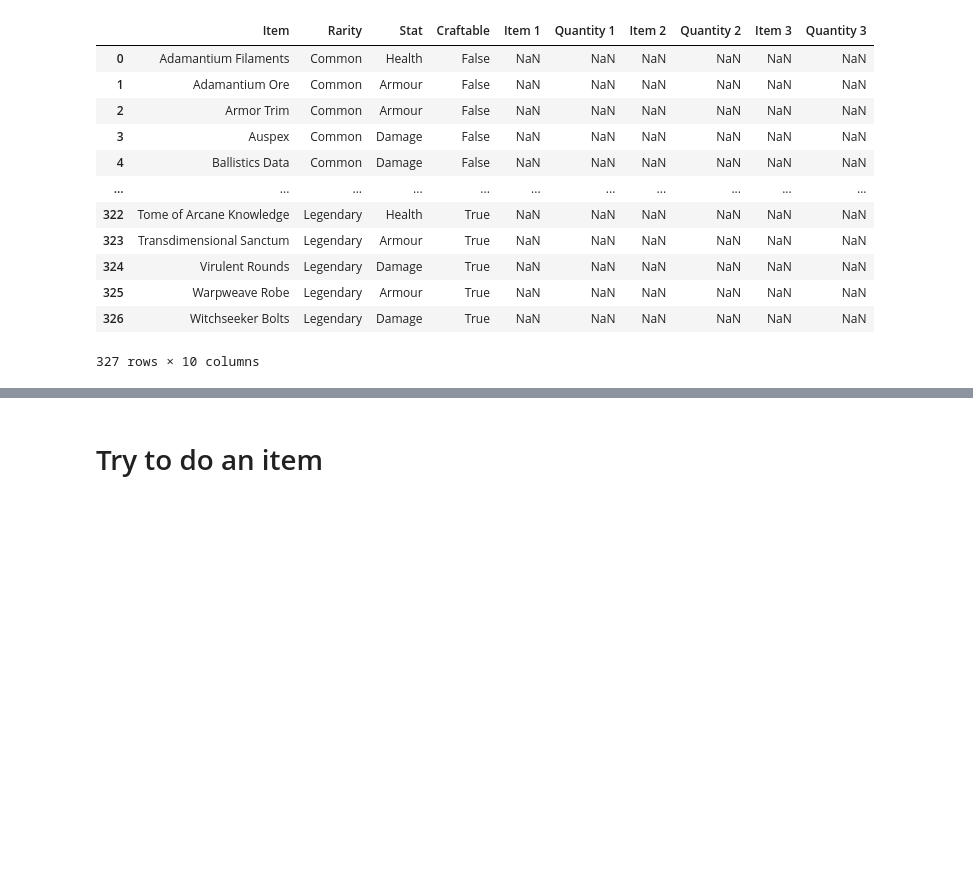
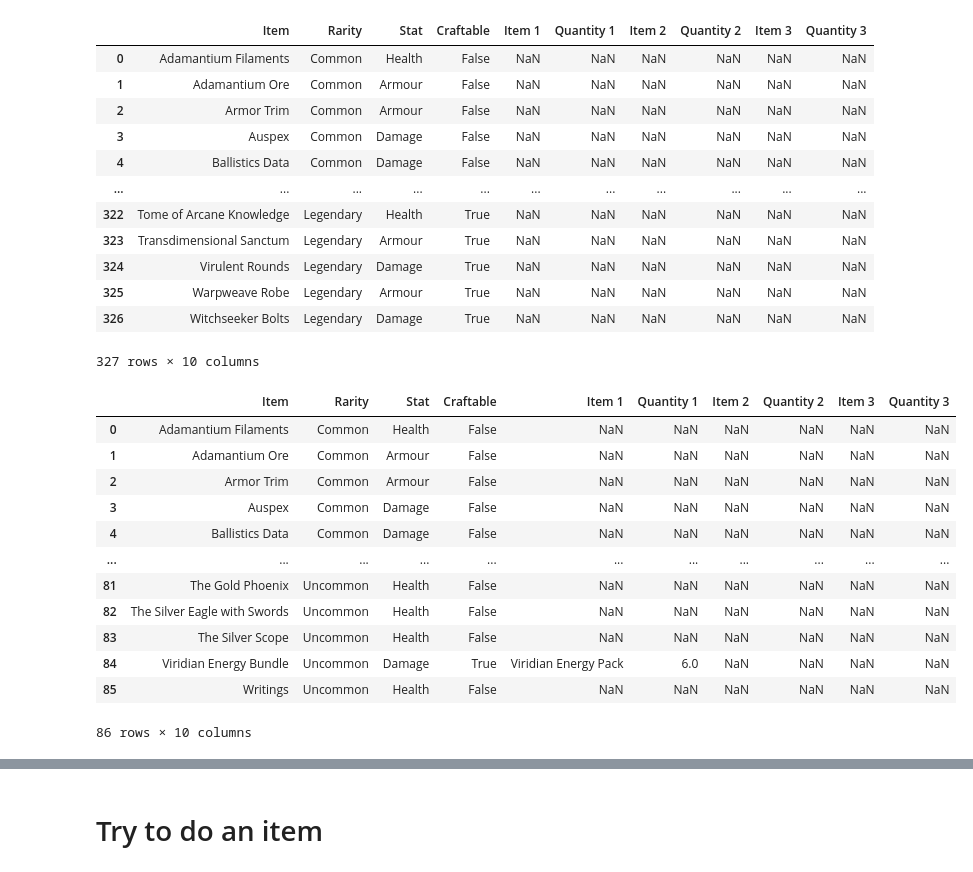
Before and after one commit to Arthur-B/tacticus-data, a Jupyter notebook: general_materials.ipynb, the cells around one changed output, grey strips where cells are left out. Cells and saved outputs as stored; diff of their text form; code cells hidden in the pictures; blank space fills up the shorter version.

```diff
--- a/general_materials.ipynb
+++ b/general_materials.ipynb
@@ -59,3 +59,20 @@ df_mat
 | 325 | Warpweave Robe | Legendary | Armour | True | NaN | NaN | NaN | NaN | NaN | NaN |
 | 326 | Witchseeker Bolts | Legendary | Damage | True | NaN | NaN | NaN | NaN | NaN | NaN |
 327 rows × 10 columns
+# %%
+df_mat = df_mat.loc[df_mat.Rarity.isin(['Common', 'Uncommon'])]
+df_mat
+# %% [output]
+|  | Item | Rarity | Stat | Craftable | Item 1 | Quantity 1 | Item 2 | Quantity 2 | Item 3 | Quantity 3 |
+| 0 | Adamantium Filaments | Common | Health | False | NaN | NaN | NaN | NaN | NaN | NaN |
+| 1 | Adamantium Ore | Common | Armour | False | NaN | NaN | NaN | NaN | NaN | NaN |
+| 2 | Armor Trim | Common | Armour | False | NaN | NaN | NaN | NaN | NaN | NaN |
+| 3 | Auspex | Common | Damage | False | NaN | NaN | NaN | NaN | NaN | NaN |
+| 4 | Ballistics Data | Common | Damage | False | NaN | NaN | NaN | NaN | NaN | NaN |
+| ... | ... | ... | ... | ... | ... | ... | ... | ... | ... | ... |
+| 81 | The Gold Phoenix | Uncommon | Health | False | NaN | NaN | NaN | NaN | NaN | NaN |
+| 82 | The Silver Eagle with Swords | Uncommon | Health | False | NaN | NaN | NaN | NaN | NaN | NaN |
+| 83 | The Silver Scope | Uncommon | Health | False | NaN | NaN | NaN | NaN | NaN | NaN |
+| 84 | Viridian Energy Bundle | Uncommon | Damage | True | Viridian Energy Pack | 6.0 | NaN | NaN | NaN | NaN |
+| 85 | Writings | Uncommon | Health | False | NaN | NaN | NaN | NaN | NaN | NaN |
+86 rows × 10 columns
```
Also changed, not shown: parts of 16 cells of this notebook, 2 other files.
